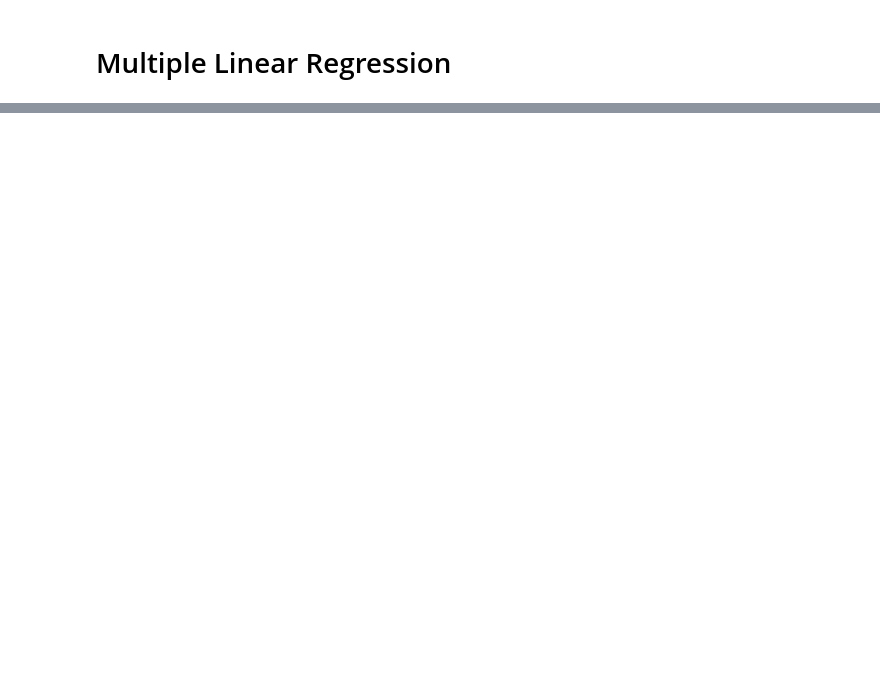
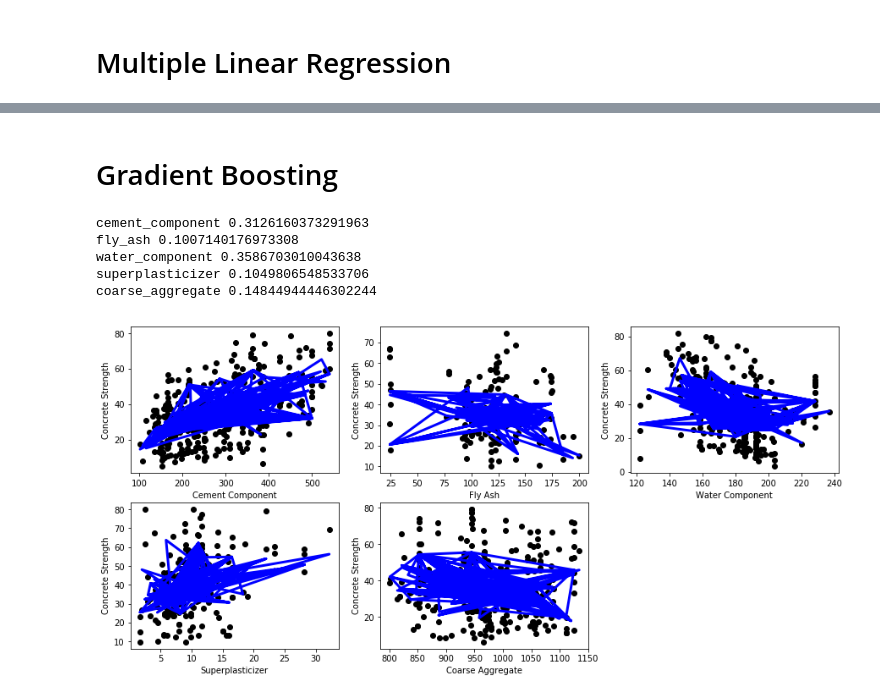
Before and after one commit to monanjo123/regression, a Jupyter notebook: Regression.ipynb, the cells around one changed output, grey strips where cells are left out. Cells and saved outputs as stored; diff of their text form; code cells hidden in the pictures; blank space fills up the shorter version.

```diff
--- a/Regression.ipynb
+++ b/Regression.ipynb
@@ -181,0 +252,40 @@ Coefficients: [ 0.04533127 -0.03203665 -0.18295744  0.2524851  -0.02716495]
+# %% [markdown]
+# Gradient Boosting
+# %%
+# Simple Gradient Boosting
+
+plt.figure(figsize=(15,7))
+plot_count = 1
+gradient_data = copy.deepcopy(data)
+for feature in ['cement_component', 'fly_ash', 'water_component', 'superplasticizer', 'coarse_aggregate']:
+    data_tr = gradient_data[['concrete_strength', feature]]
+    data_tr = data_tr[(data_tr.T != 0).all()]
+
+    x_train, y_train, x_test, y_test = split_train_test(data_tr, feature)
+
+    # Create Linear Regression Object
+    reg = GradientBoostingRegressor()
+
+    # Train Model
+    reg.fit(x_train, y_train)
+    y_pred = reg.predict(x_test)
+
+    # Plot Outputs
+    plt.subplot(2,3,plot_count)
+
+    plt.scatter(x_test, y_test, color='black')
+    plt.plot(x_test, y_pred, color='blue', linewidth=3)
+    plt.xlabel(feature.replace('_', ' ').title())
+    plt.ylabel('Concrete Strength')
+    print(feature, r2_score(y_test, y_pred))
+
+    plot_count+=1
+
+plt.show()
+# %% [output]
+cement_component 0.3126160373291963
+fly_ash 0.1007140176973308
+water_component 0.3586703010043638
+superplasticizer 0.1049806548533706
+coarse_aggregate 0.14844944446302244
+[figure, added]
```
Also changed, not shown: parts of 12 cells of this notebook.
